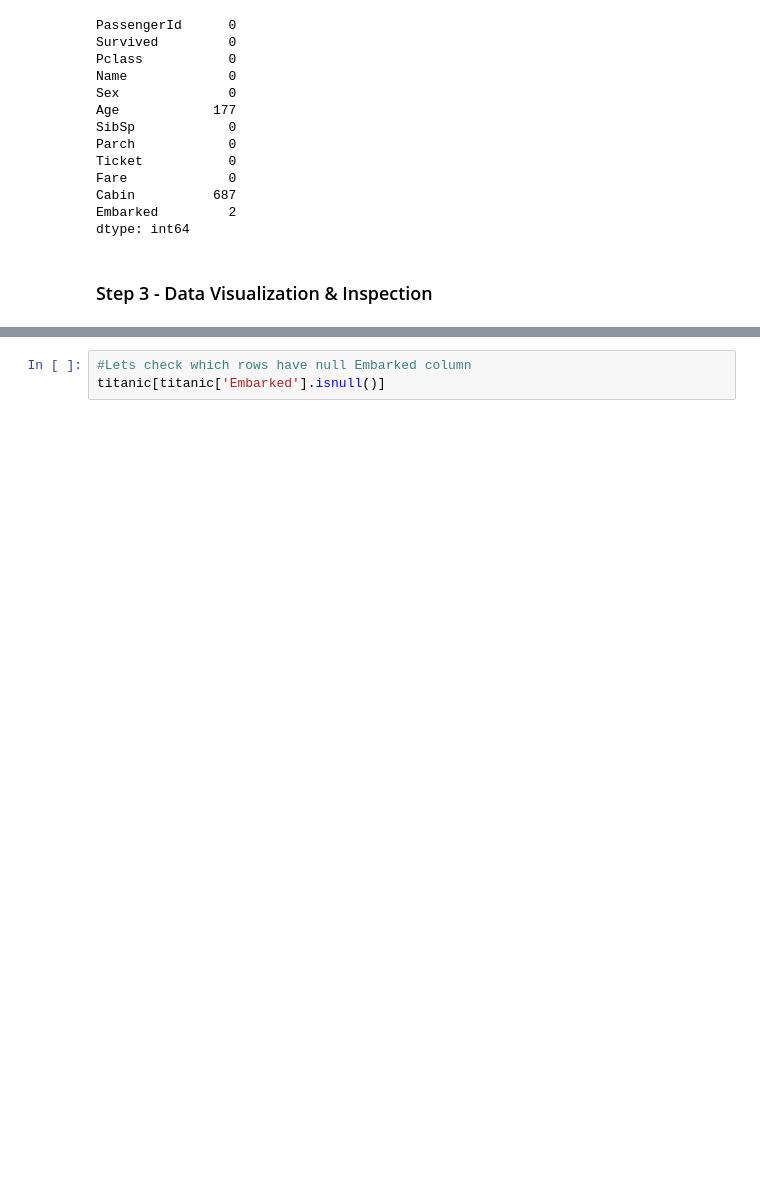
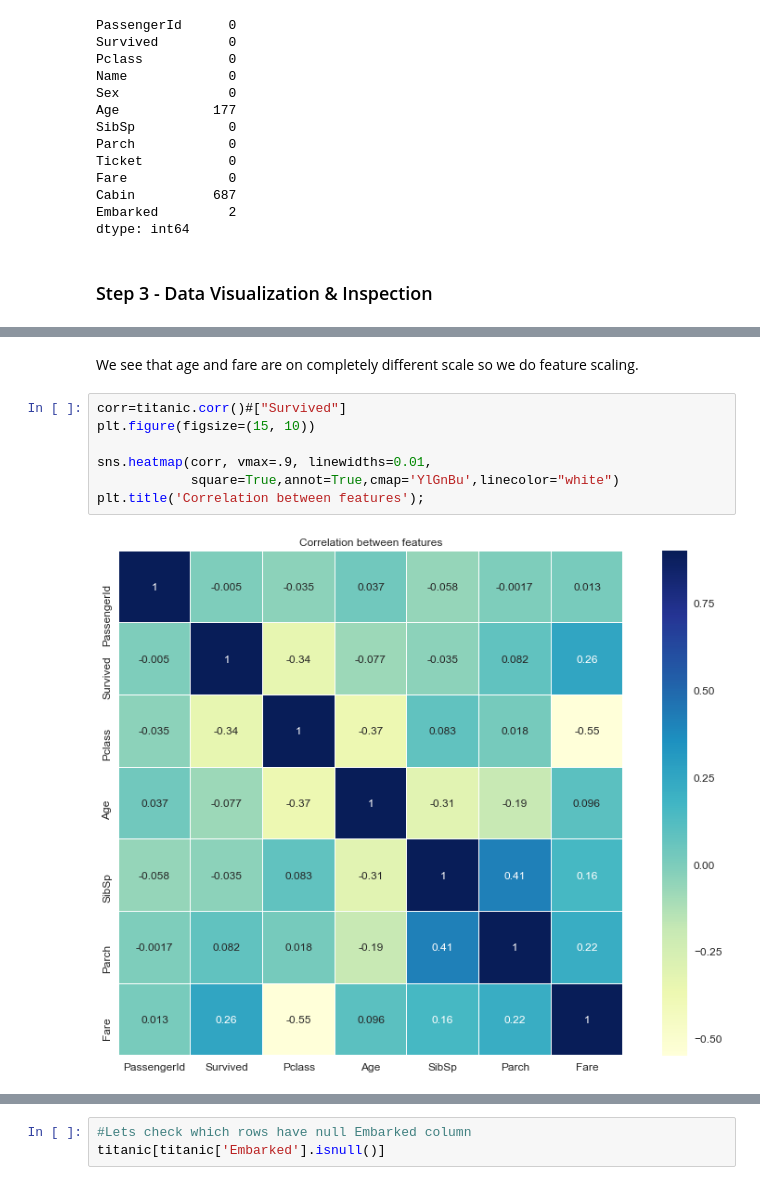
Before and after one commit to amitbcp/machine_learning_problems, a Jupyter notebook: Examples-ScikitLearn/Machine Learning Project - Titanic - Kaggle.ipynb, the cells around one changed output, grey strips where cells are left out. Saved outputs shown, nothing was run; the diff lists cells and outputs as text; blank space fills up the shorter version.

```diff
--- a/Examples-ScikitLearn/Machine Learning Project - Titanic - Kaggle.ipynb
+++ b/Examples-ScikitLearn/Machine Learning Project - Titanic - Kaggle.ipynb
@@ -150,0 +175,11 @@ dtype: int64
+# %% [markdown]
+We see that age and fare are on completely different scale so we do feature scaling.
+# %%
+corr=titanic.corr()#["Survived"]
+plt.figure(figsize=(15, 10))
+
+sns.heatmap(corr, vmax=.9, linewidths=0.01,
+            square=True,annot=True,cmap='YlGnBu',linecolor="white")
+plt.title('Correlation between features');
+# %% [output]
+[figure, added]
```
Also changed, not shown: parts of 61 cells of this notebook.
